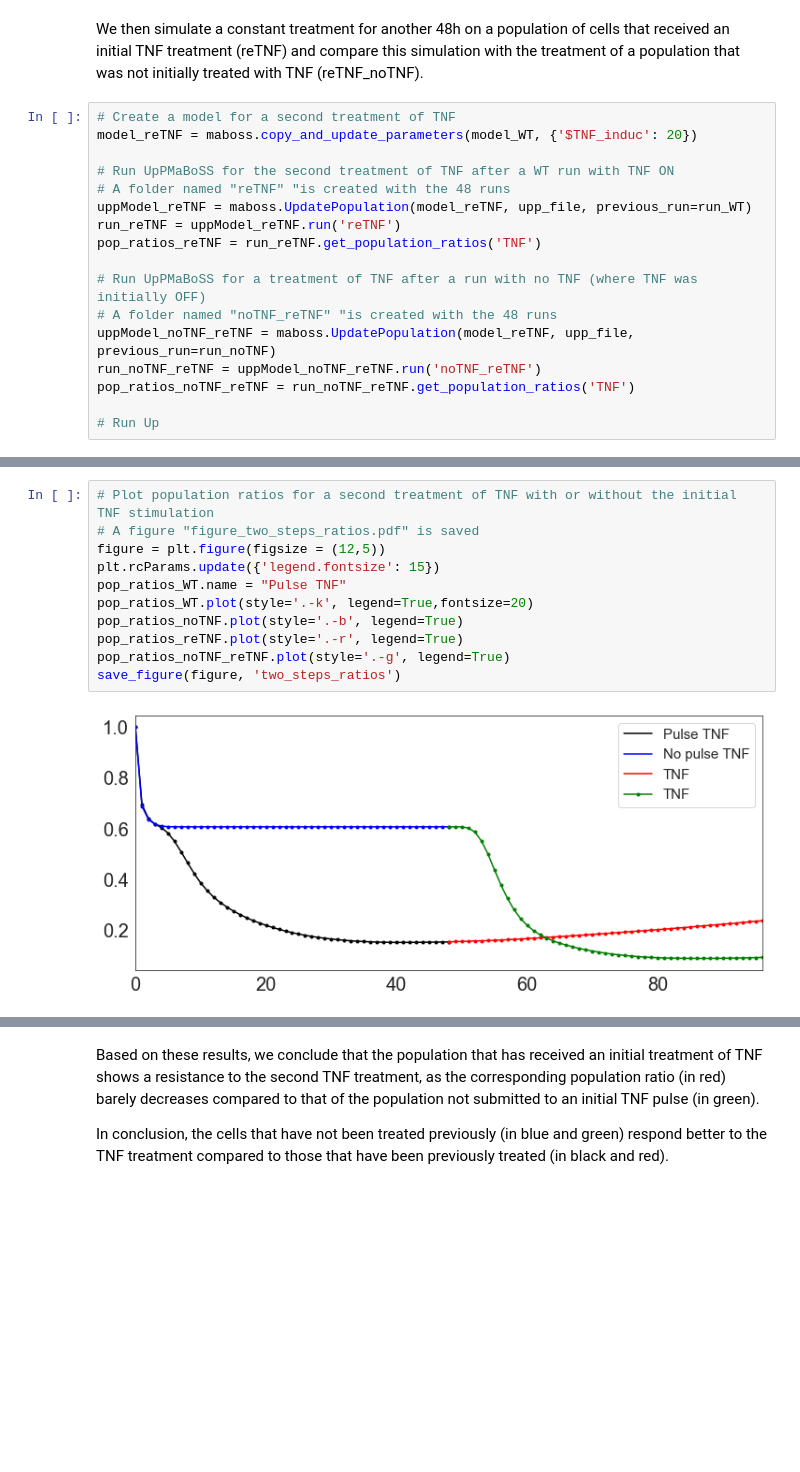
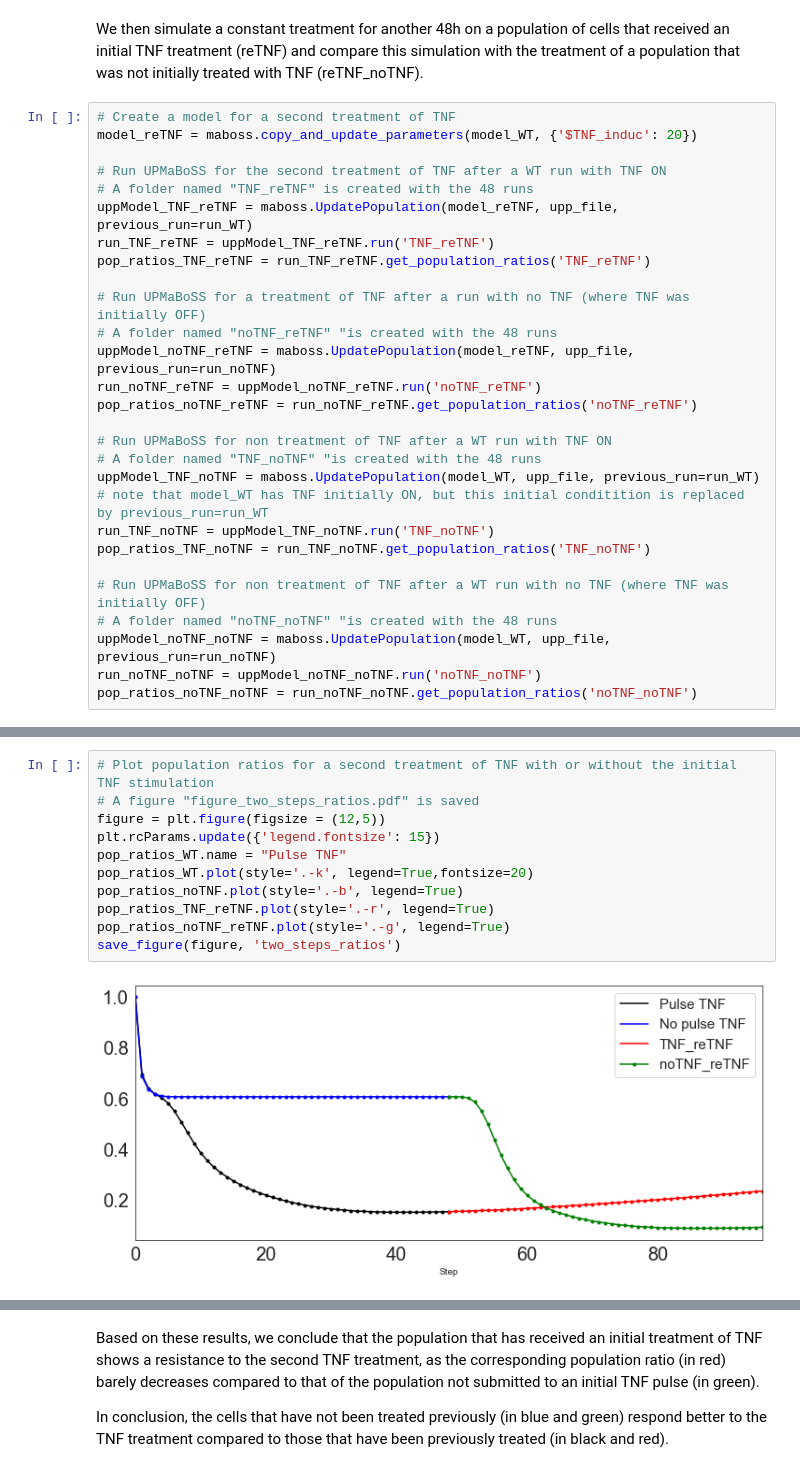
Before and after one commit to sysbio-curie/UPMaBoSS-docker, a Jupyter notebook: CellFateModel_uppmaboss.ipynb, the cells around one changed output, grey strips where cells are left out. Drawn from its saved outputs; the diff is of its cells as text; blank space fills up the shorter version.

```diff
--- a/CellFateModel_uppmaboss.ipynb
+++ b/CellFateModel_uppmaboss.ipynb
@@ -193,18 +193,29 @@ We then simulate a constant treatment for another 48h on a population of cells t
 # Create a model for a second treatment of TNF
 model_reTNF = maboss.copy_and_update_parameters(model_WT, {'$TNF_induc': 20})
 
-# Run UpPMaBoSS for the second treatment of TNF after a WT run with TNF ON
-# A folder named "reTNF" "is created with the 48 runs
-uppModel_reTNF = maboss.UpdatePopulation(model_reTNF, upp_file, previous_run=run_WT)
-run_reTNF = uppModel_reTNF.run('reTNF')
-pop_ratios_reTNF = run_reTNF.get_population_ratios('TNF')
+# Run UPMaBoSS for the second treatment of TNF after a WT run with TNF ON
+# A folder named "TNF_reTNF" is created with the 48 runs
+uppModel_TNF_reTNF = maboss.UpdatePopulation(model_reTNF, upp_file, previous_run=run_WT)
+run_TNF_reTNF = uppModel_TNF_reTNF.run('TNF_reTNF')
+pop_ratios_TNF_reTNF = run_TNF_reTNF.get_population_ratios('TNF_reTNF')
 
-# Run UpPMaBoSS for a treatment of TNF after a run with no TNF (where TNF was initially OFF)
+# Run UPMaBoSS for a treatment of TNF after a run with no TNF (where TNF was initially OFF)
 # A folder named "noTNF_reTNF" "is created with the 48 runs
 uppModel_noTNF_reTNF = maboss.UpdatePopulation(model_reTNF, upp_file, previous_run=run_noTNF)
 run_noTNF_reTNF = uppModel_noTNF_reTNF.run('noTNF_reTNF')
-pop_ratios_noTNF_reTNF = run_noTNF_reTNF.get_population_ratios('TNF')
+pop_ratios_noTNF_reTNF = run_noTNF_reTNF.get_population_ratios('noTNF_reTNF')
 
-# Run Up
+# Run UPMaBoSS for non treatment of TNF after a WT run with TNF ON
+# A folder named "TNF_noTNF" "is created with the 48 runs
+uppModel_TNF_noTNF = maboss.UpdatePopulation(model_WT, upp_file, previous_run=run_WT)
+# note that model_WT has TNF initially ON, but this initial conditition is replaced by previous_run=run_WT
+run_TNF_noTNF = uppModel_TNF_noTNF.run('TNF_noTNF')
+pop_ratios_TNF_noTNF = run_TNF_noTNF.get_population_ratios('TNF_noTNF')
+
+# Run UPMaBoSS for non treatment of TNF after a WT run with no TNF (where TNF was initially OFF)
+# A folder named "noTNF_noTNF" "is created with the 48 runs
+uppModel_noTNF_noTNF = maboss.UpdatePopulation(model_WT, upp_file, previous_run=run_noTNF)
+run_noTNF_noTNF = uppModel_noTNF_noTNF.run('noTNF_noTNF')
+pop_ratios_noTNF_noTNF = run_noTNF_noTNF.get_population_ratios('noTNF_noTNF')
 # %% [markdown]
 Next, we plot the population ratios computed for the two protocols:
@@ -213,13 +224,13 @@ Next, we plot the population ratios computed for the two protocols:
 # %%
 # Plot population ratios for a second treatment of TNF with or without the initial TNF stimulation
 # A figure "figure_two_steps_ratios.pdf" is saved
 figure = plt.figure(figsize = (12,5))
 plt.rcParams.update({'legend.fontsize': 15})
 pop_ratios_WT.name = "Pulse TNF"
 pop_ratios_WT.plot(style='.-k', legend=True,fontsize=20)
 pop_ratios_noTNF.plot(style='.-b', legend=True)
-pop_ratios_reTNF.plot(style='.-r', legend=True)
+pop_ratios_TNF_reTNF.plot(style='.-r', legend=True)
 pop_ratios_noTNF_reTNF.plot(style='.-g', legend=True)
 save_figure(figure, 'two_steps_ratios')
 # %% [output]
-[figure, old version]
+[figure, new version]
```
Also changed, not shown: parts of 10 cells of this notebook.
